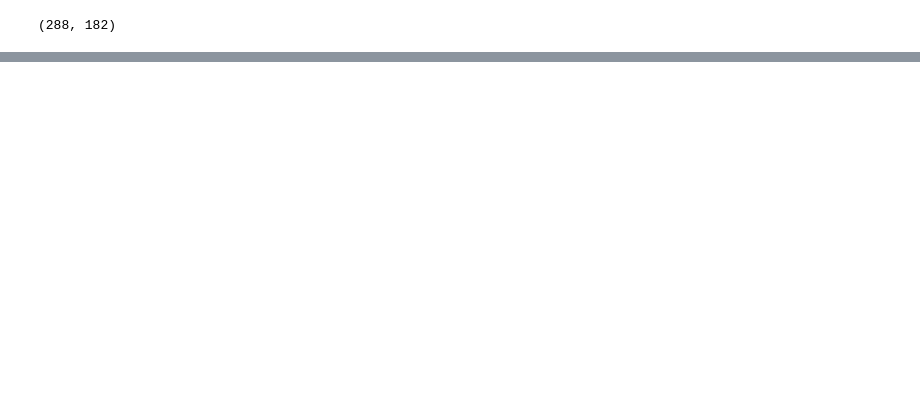
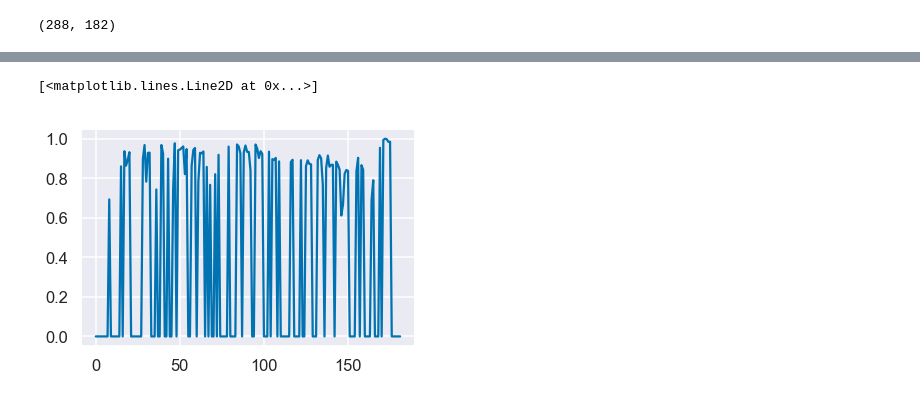
Before and after one commit to slacgismo/StatisticalClearSky, a Jupyter notebook: notebooks/Example_01.ipynb, the cells around one changed output, grey strips where cells are left out. Saved outputs shown, nothing was run; the diff lists cells and outputs as text; code cells hidden in the pictures; blank space fills up the shorter version.

```diff
--- a/notebooks/Example_01.ipynb
+++ b/notebooks/Example_01.ipynb
@@ -103,5 +129,8 @@ plt.show()
 # %%
-plt.plot(ics.weights)
+plt.plot(iterative_fitting.weights)
+# %% [output]
+[<matplotlib.lines.Line2D at 0x...>]
+[figure, added]
 # %%
 with sns.axes_style("white"):
     fig, ax = plt.subplots(ncols=2, figsize=(8,4))
```
Also changed, not shown: parts of 17 cells of this notebook.
